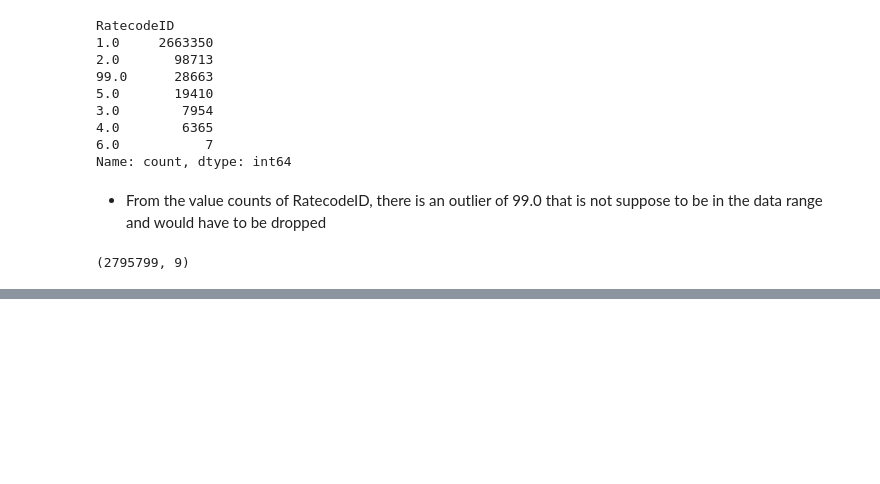
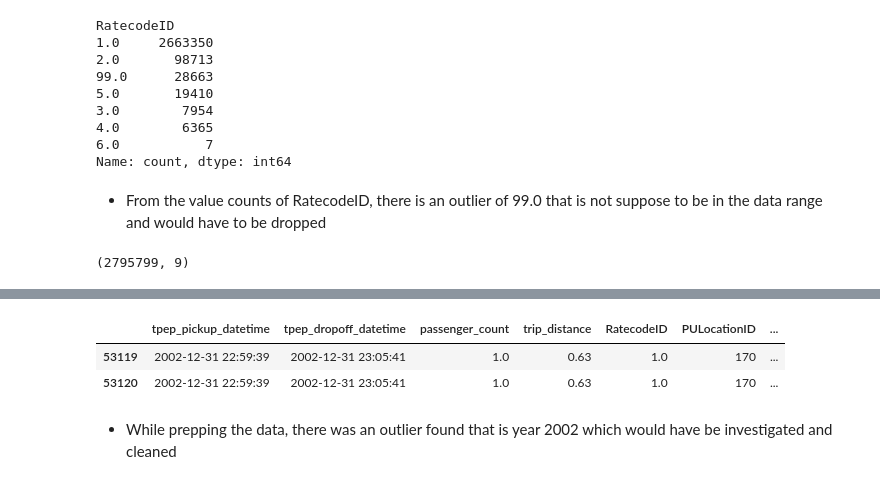
Before and after one commit to Tandoh3/New-York-Taxi-Analysis, a Jupyter notebook: Presentable Notebook.ipynb, the cells around one changed output, grey strips where cells are left out. Saved outputs shown, nothing was run; the diff lists cells and outputs as text; code cells hidden in the pictures; blank space fills up the shorter version.

```diff
--- a/Presentable Notebook.ipynb
+++ b/Presentable Notebook.ipynb
@@ -389,0 +419,8 @@ plt.show()
+# %%
+taxi_data_filtered[taxi_data_filtered['tpep_pickup_datetime'] == '2002-12-31 22:59:39']
+# %% [output]
+|  | tpep_pickup_datetime | tpep_dropoff_datetime | passenger_count | trip_distance | RatecodeID | PULocationID | ... |
+| 53119 | 2002-12-31 22:59:39 | 2002-12-31 23:05:41 | 1.0 | 0.63 | 1.0 | 170 | ... |
+| 53120 | 2002-12-31 22:59:39 | 2002-12-31 23:05:41 | 1.0 | 0.63 | 1.0 | 170 | ... |
+# %% [markdown]
+* While prepping the data, there was an outlier found that is year 2002 which would have be investigated and cleaned
```
Also changed, not shown: parts of 6 cells of this notebook.
